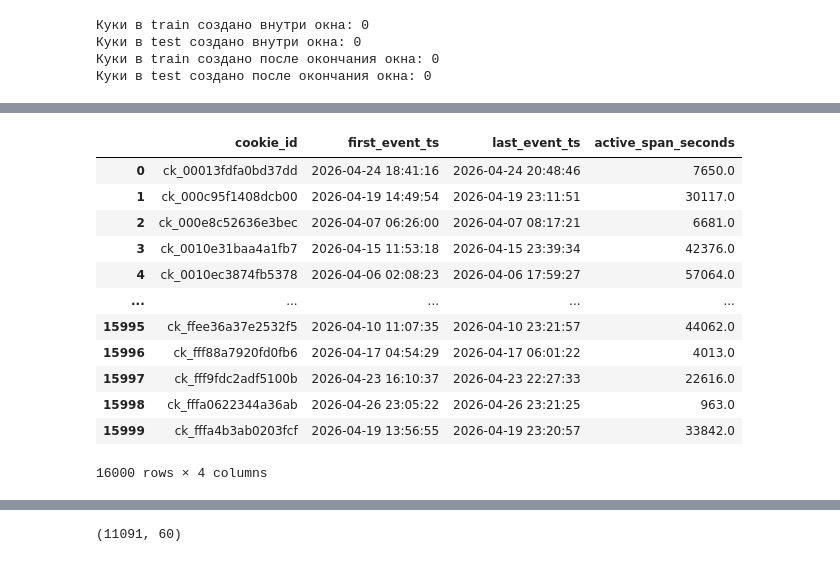
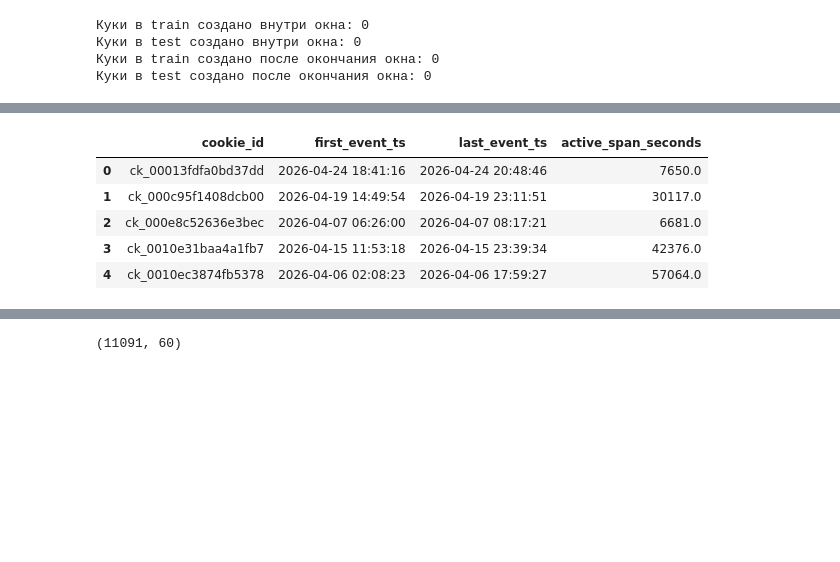
Before and after one commit to Nochami4/avito-bot-detection, a Jupyter notebook: solution.ipynb, the cells around one changed output, grey strips where cells are left out. Cells and saved outputs as stored; diff of their text form; code cells hidden in the pictures; blank space fills up the shorter version.

```diff
--- a/solution.ipynb
+++ b/solution.ipynb
@@ -440,20 +510,13 @@ time_features
 # %%
 time_features["active_span_seconds"] = (
     time_features["last_event_ts"] - time_features["first_event_ts"]
 ).dt.total_seconds()
 
-time_features
+time_features.head()
 # %% [output]
 |  | cookie_id | first_event_ts | last_event_ts | active_span_seconds |
 | 0 | ck_00013fdfa0bd37dd | 2026-04-24 18:41:16 | 2026-04-24 20:48:46 | 7650.0 |
 | 1 | ck_000c95f1408dcb00 | 2026-04-19 14:49:54 | 2026-04-19 23:11:51 | 30117.0 |
 | 2 | ck_000e8c52636e3bec | 2026-04-07 06:26:00 | 2026-04-07 08:17:21 | 6681.0 |
 | 3 | ck_0010e31baa4a1fb7 | 2026-04-15 11:53:18 | 2026-04-15 23:39:34 | 42376.0 |
 | 4 | ck_0010ec3874fb5378 | 2026-04-06 02:08:23 | 2026-04-06 17:59:27 | 57064.0 |
-| ... | ... | ... | ... | ... |
-| 15995 | ck_ffee36a37e2532f5 | 2026-04-10 11:07:35 | 2026-04-10 23:21:57 | 44062.0 |
-| 15996 | ck_fff88a7920fd0fb6 | 2026-04-17 04:54:29 | 2026-04-17 06:01:22 | 4013.0 |
-| 15997 | ck_fff9fdc2adf5100b | 2026-04-23 16:10:37 | 2026-04-23 22:27:33 | 22616.0 |
-| 15998 | ck_fffa0622344a36ab | 2026-04-26 23:05:22 | 2026-04-26 23:21:25 | 963.0 |
-| 15999 | ck_fffa4b3ab0203fcf | 2026-04-19 13:56:55 | 2026-04-19 23:20:57 | 33842.0 |
-16000 rows × 4 columns
```
Also changed, not shown: parts of 63 cells of this notebook, 2 other files.
